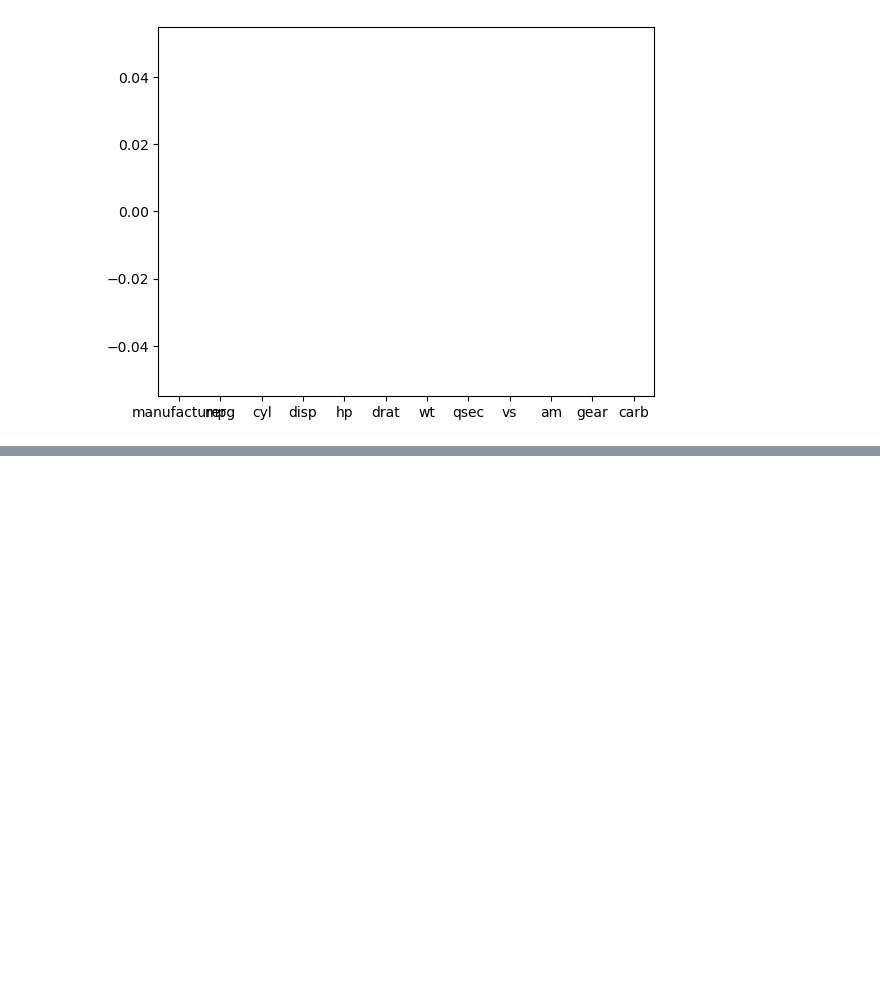
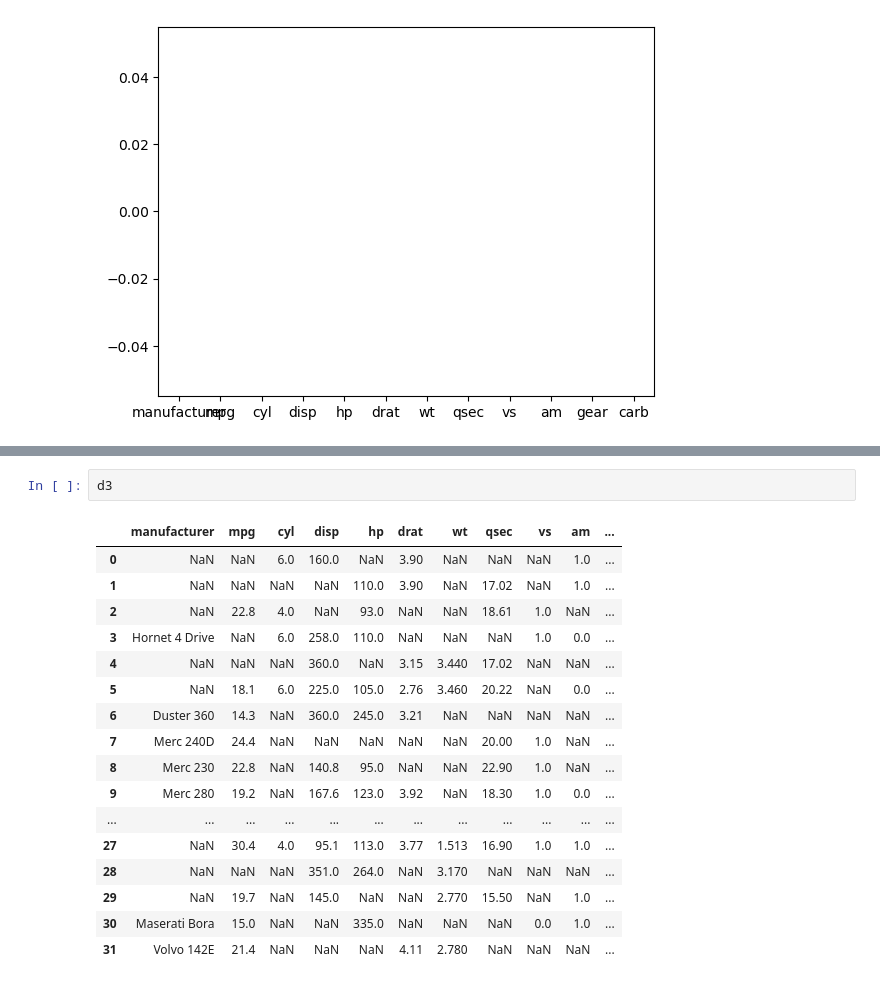
Before and after one commit to CodeWithAkash/python-class-notes, a Jupyter notebook: LIBRARIES.ipynb, the cells around one changed output, grey strips where cells are left out. Drawn from its saved outputs; the diff is of its cells as text; blank space fills up the shorter version.

```diff
--- a/LIBRARIES.ipynb
+++ b/LIBRARIES.ipynb
@@ -1054,0 +1029,20 @@ d3
+# %%
+d3
+# %% [output]
+|  | manufacturer | mpg | cyl | disp | hp | drat | wt | qsec | vs | am | ... |
+| 0 | NaN | NaN | 6.0 | 160.0 | NaN | 3.90 | NaN | NaN | NaN | 1.0 | ... |
+| 1 | NaN | NaN | NaN | NaN | 110.0 | 3.90 | NaN | 17.02 | NaN | 1.0 | ... |
+| 2 | NaN | 22.8 | 4.0 | NaN | 93.0 | NaN | NaN | 18.61 | 1.0 | NaN | ... |
+| 3 | Hornet 4 Drive | NaN | 6.0 | 258.0 | 110.0 | NaN | NaN | NaN | 1.0 | 0.0 | ... |
+| 4 | NaN | NaN | NaN | 360.0 | NaN | 3.15 | 3.440 | 17.02 | NaN | NaN | ... |
+| 5 | NaN | 18.1 | 6.0 | 225.0 | 105.0 | 2.76 | 3.460 | 20.22 | NaN | 0.0 | ... |
+| 6 | Duster 360 | 14.3 | NaN | 360.0 | 245.0 | 3.21 | NaN | NaN | NaN | NaN | ... |
+| 7 | Merc 240D | 24.4 | NaN | NaN | NaN | NaN | NaN | 20.00 | 1.0 | NaN | ... |
+| 8 | Merc 230 | 22.8 | NaN | 140.8 | 95.0 | NaN | NaN | 22.90 | 1.0 | NaN | ... |
+| 9 | Merc 280 | 19.2 | NaN | 167.6 | 123.0 | 3.92 | NaN | 18.30 | 1.0 | 0.0 | ... |
+| ... | ... | ... | ... | ... | ... | ... | ... | ... | ... | ... | ... |
+| 27 | NaN | 30.4 | 4.0 | 95.1 | 113.0 | 3.77 | 1.513 | 16.90 | 1.0 | 1.0 | ... |
+| 28 | NaN | NaN | NaN | 351.0 | 264.0 | NaN | 3.170 | NaN | NaN | NaN | ... |
+| 29 | NaN | 19.7 | NaN | 145.0 | NaN | NaN | 2.770 | 15.50 | NaN | 1.0 | ... |
+| 30 | Maserati Bora | 15.0 | NaN | NaN | 335.0 | NaN | NaN | NaN | 0.0 | 1.0 | ... |
+| 31 | Volvo 142E | 21.4 | NaN | NaN | NaN | 4.11 | 2.780 | NaN | NaN | NaN | ... |
```
Also changed, not shown: parts of 4 cells of this notebook, 1 other file.
